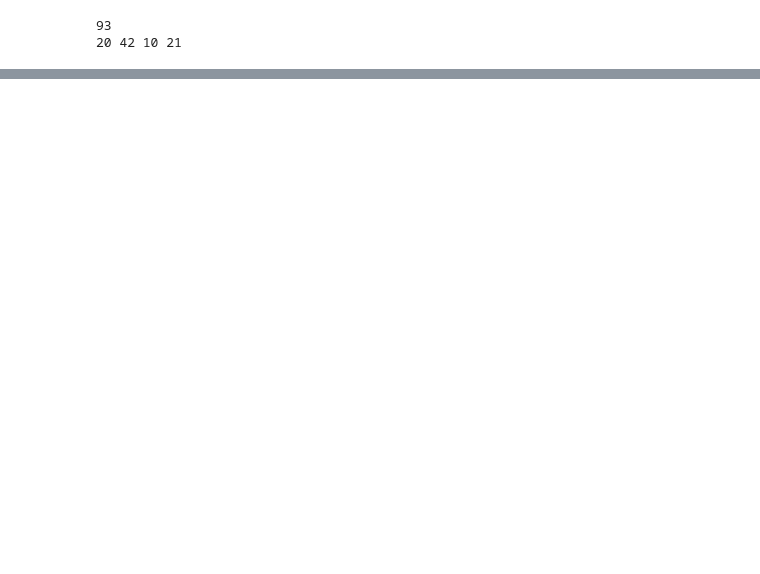
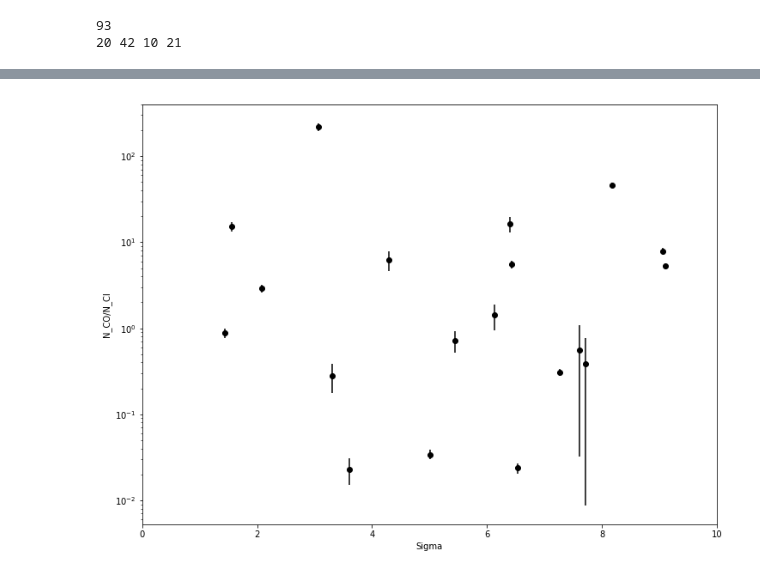
Before and after one commit to codydirks/PGCC_HST, a Jupyter notebook: Behind_Sightline_Analysis.ipynb, the cells around one changed output, grey strips where cells are left out. Saved outputs shown, nothing was run; the diff lists cells and outputs as text; code cells hidden in the pictures; blank space fills up the shorter version.

```diff
--- a/Behind_Sightline_Analysis.ipynb
+++ b/Behind_Sightline_Analysis.ipynb
@@ -409,3 +399,55 @@ HD186688 []
+# %%
+c_lines=[1328.833, 1280.1353]
+cl_lines=[1379.5279,1347.2396]
+co_lines=[1544.448,1509.748,1477.565,1447.352,1419.044,1392.525,1367.623,1344.186,1322.15,1301.403,1281.866,1263.433,1246.059]
+
+fig=plt.figure(figsize=(12,9))
+subplt1=plt.subplot(111)
+subplt1.set_xlim(0,10)
+subplt1.set_xlabel('Sigma')
+subplt1.set_ylabel('N_CO/N_Cl')
+subplt1.set_yscale('log')
+
+for sample in [primary_sample]:#, secondary_sample,in_front_sample,ambiguous_sample):
+    for sl in sample:
+        sightline=sl[0]
+        ra,dec=sl[1]
+        pgcc=sl[2]
+        r_dist=get_r_dist(pgcc,ra.value,dec.value)
+        # Finds ClI result file
+        for cl_line in cl_lines:
+            cl_res=[x for x in os.listdir(x1d_dir+sl[0]+'/E140H') if x.endswith(str(int(cl_line))+'_results.txt')]
+            if len(cl_res)>0:
+                break
+
+        for co_line in co_lines:
+            co_res=[x for x in os.listdir(x1d_dir+sl[0]+'/E140H') if x.endswith(str(int(co_line))+'_results.txt')]
+            if len(co_res)>0:
+                break
+        with open(x1d_dir+sl[0]+'/E140H/'+co_res[0]) as co_fl:
+            co_dat=[x.strip() for x in co_fl.read().strip().split('\n')]
+            #print co_dat[2].split()[4]
+            co_vel= float(co_dat[2].split()[4])
+            co_n=float(co_dat[-1].split()[3])
+            co_err=float(co_dat[-1].split()[6])
+
+        cl_comps=[]
+        cl_comp=None
+        closest=100000
+        with open(x1d_dir+sl[0]+'/E140H/'+cl_res[0]) as cl_fl:
+            cl_dat=[x.strip() for x in cl_fl.read().split('\n')]
+            for line in cl_dat:
+                if line.startswith('Cl_I'):
+                    a=LineInfo(line,cl_dat[cl_dat.index(line)+1])
+                    cl_comps.append(a)
+                    if abs(a.v-co_vel)<closest:
+                        closest=abs(a.v-co_vel)
+                        cl_comp=a
+
+        err=(co_n/cl_comp.n)*np.sqrt((co_err/co_n)**2+(cl_comp.n_err/cl_comp.n)**2)
+        subplt1.errorbar(r_dist,co_n/cl_comp.n,yerr=err,marker='o',color='k')
+# %% [output]
+[figure, added]
 # %%
 fig=plt.figure(figsize=(12,9))
 subplt1=plt.subplot(111)
```
Also changed, not shown: parts of 4 cells of this notebook.
